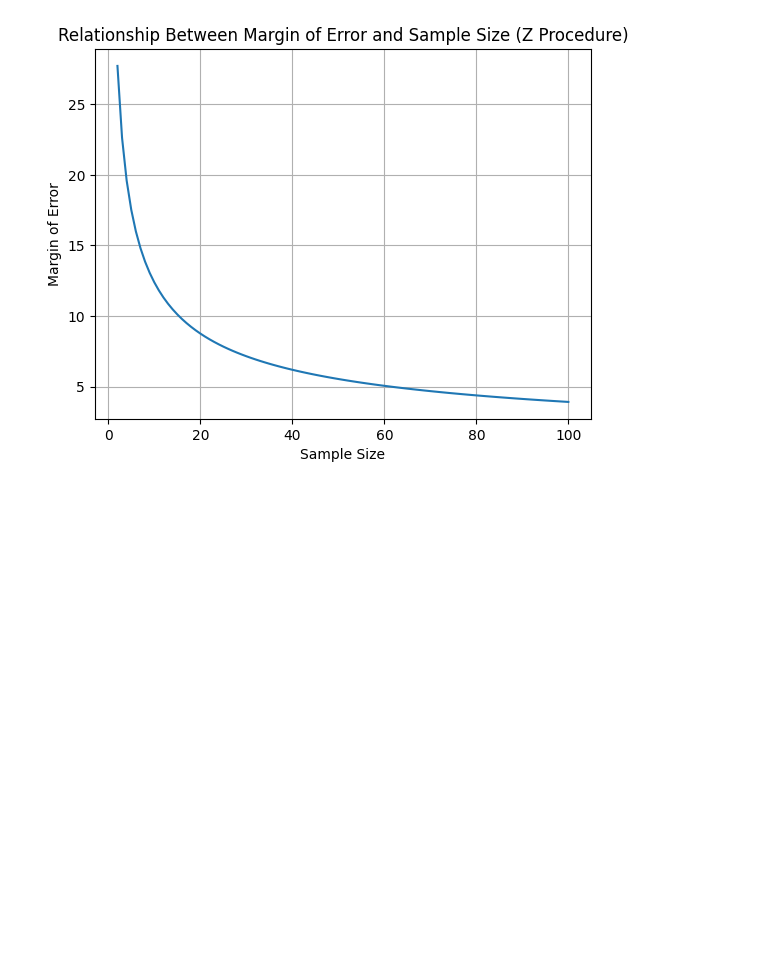
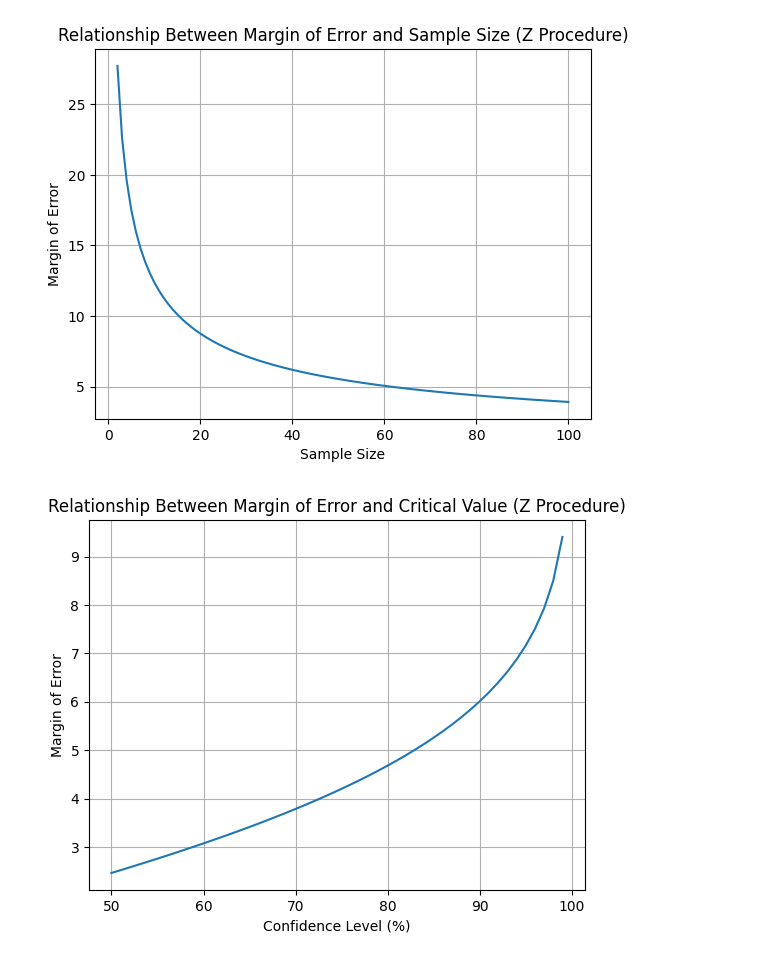
Before and after one commit to Saifullah785/Python_for_Data_Science, a Jupyter notebook: Statistics_for_Data_Science/Lecture_06_Confidence_Intervals.ipynb, the cells around one changed output. Drawn from its saved outputs; the diff is of its cells as text; code cells hidden in the pictures; blank space fills up the shorter version.

Commit message:
Created using Colab while practicing the code in the Lecture_06_Confidence_Intervals

```diff
--- a/Statistics_for_Data_Science/Lecture_06_Confidence_Intervals.ipynb
+++ b/Statistics_for_Data_Science/Lecture_06_Confidence_Intervals.ipynb
@@ -45,3 +45,25 @@ plt.grid(True)
 plt.show()
 # %% [output]
 [figure]
+# %%
+import numpy as np
+import scipy.stats as stats
+import matplotlib.pyplot as plt
+
+sample_size = 30
+population_std_dev = 20
+
+confidence_levels = np.arange(50, 100)
+
+critical_values = stats.norm.ppf((1 + confidence_levels / 100) / 2)
+
+margin_of_errors = critical_values * (population_std_dev / np.sqrt(sample_size))
+
+plt.plot(confidence_levels, margin_of_errors)
+plt.xlabel('Confidence Level (%)')
+plt.ylabel('Margin of Error')
+plt.title('Relationship Between Margin of Error and Critical Value (Z Procedure)')
+plt.grid(True)
+plt.show()
+# %% [output]
+[figure, added]
```
